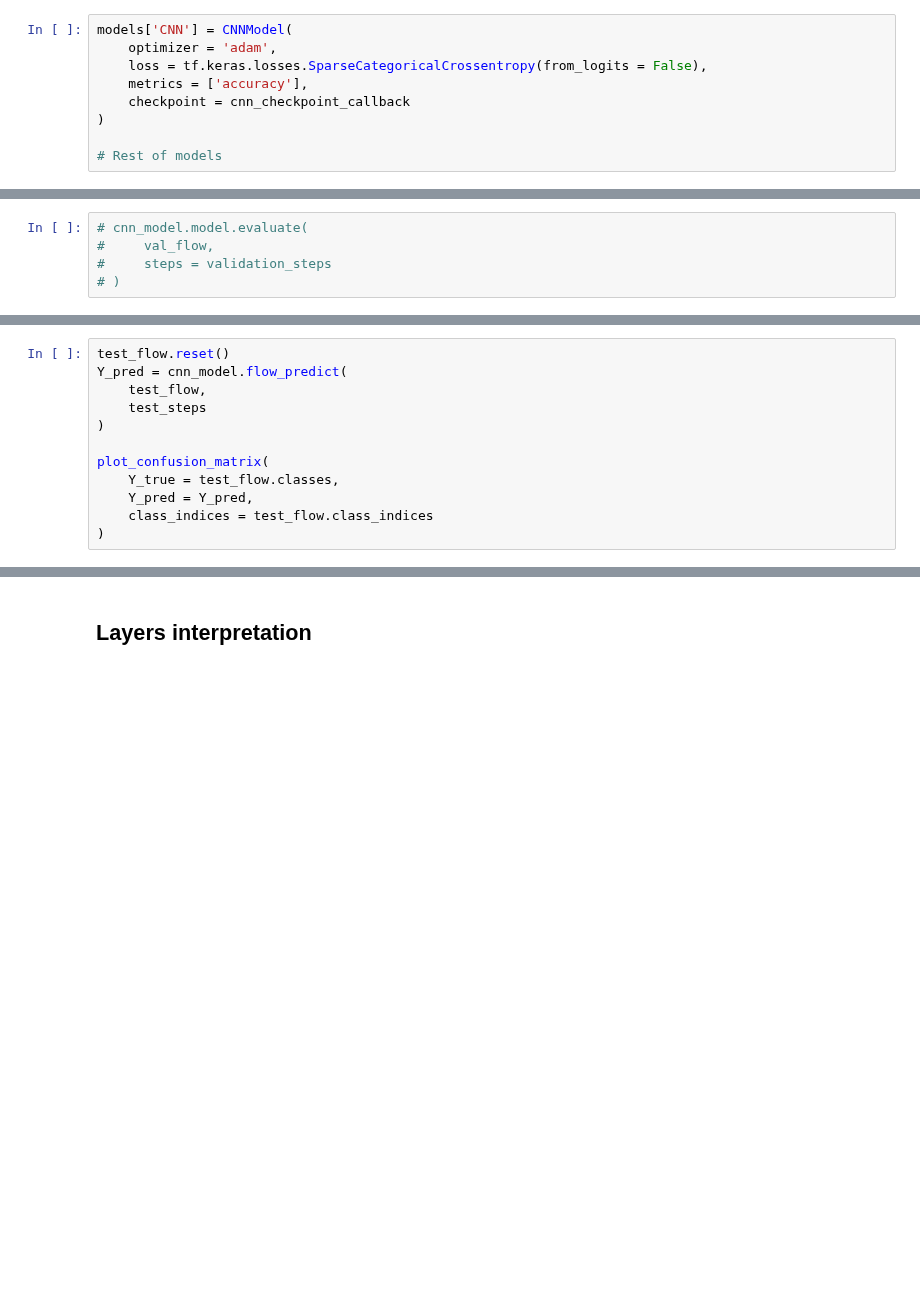
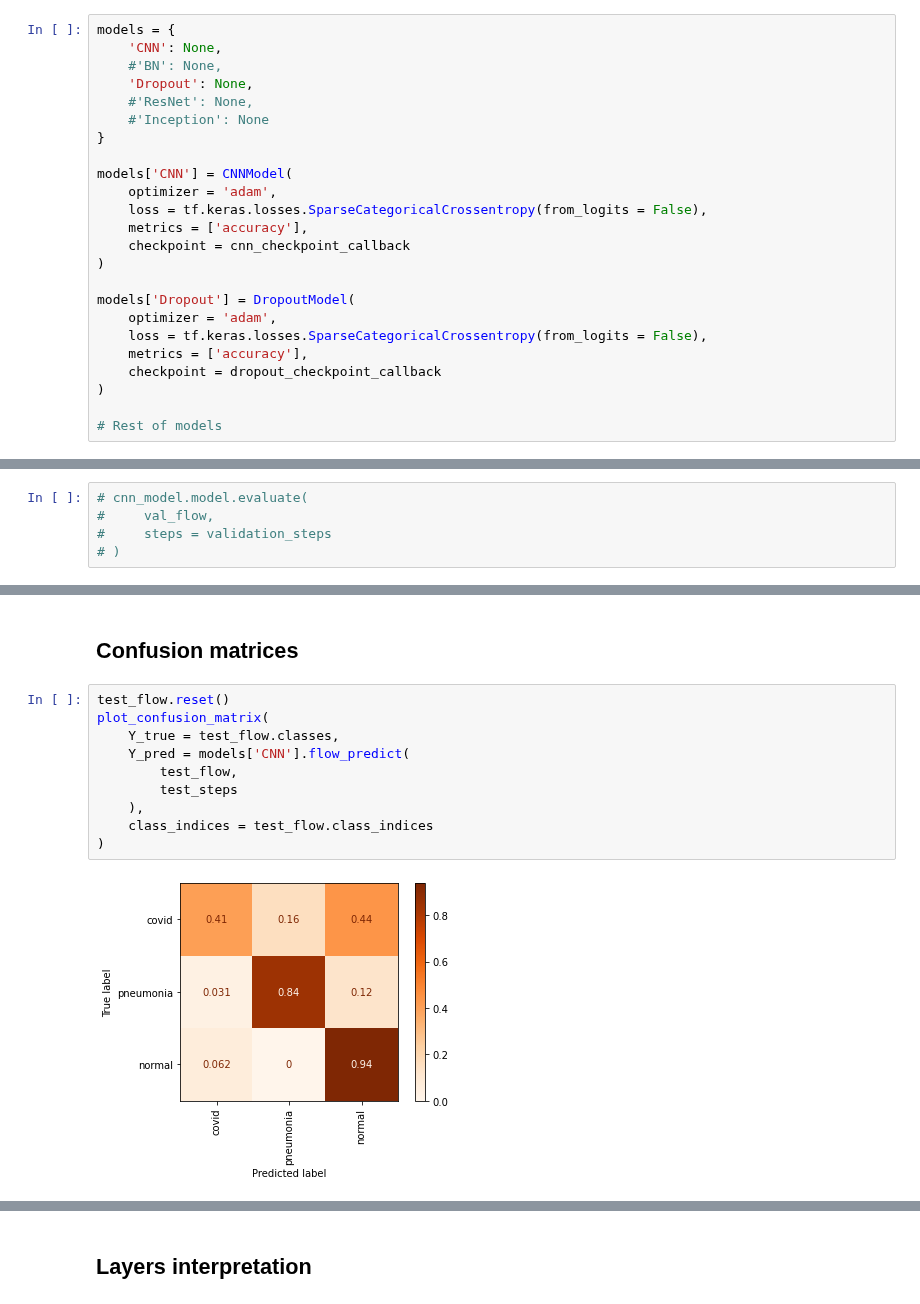
Before and after one commit to PashaIanko/Covid19Classifier, a Jupyter notebook: main.ipynb, the cells around one changed output, grey strips where cells are left out. Saved outputs shown, nothing was run; the diff lists cells and outputs as text; blank space fills up the shorter version.

```diff
--- a/main.ipynb
+++ b/main.ipynb
@@ -624,4 +603,12 @@ for m in models.values():
 # %%
+models = {
+    'CNN': None,
+    #'BN': None,
+    'Dropout': None,
+    #'ResNet': None,
+    #'Inception': None
+}
+
 models['CNN'] = CNNModel(
     optimizer = 'adam',
     loss = tf.keras.losses.SparseCategoricalCrossentropy(from_logits = False),
@@ -629,6 +616,13 @@ models['CNN'] = CNNModel(
     checkpoint = cnn_checkpoint_callback
 )
 
+models['Dropout'] = DropoutModel(
+    optimizer = 'adam',
+    loss = tf.keras.losses.SparseCategoricalCrossentropy(from_logits = False),
+    metrics = ['accuracy'],
+    checkpoint = dropout_checkpoint_callback
+)
+
 # Rest of models
 # %%
 for name, model in models.items():
@@ -679,12 +664,14 @@ def collect_metrics(models_dict, data_flow, data_steps):
+# %% [markdown]
+## Confusion matrices
 # %%
 test_flow.reset()
-Y_pred = cnn_model.flow_predict(
-    test_flow,
-    test_steps
-)
-
 plot_confusion_matrix(
     Y_true = test_flow.classes,
-    Y_pred = Y_pred,
+    Y_pred = models['CNN'].flow_predict(
+        test_flow,
+        test_steps
+    ),
     class_indices = test_flow.class_indices
 )
+# %% [output]
+[figure, added]
```
Also changed, not shown: parts of 22 cells of this notebook, 1 other file.
